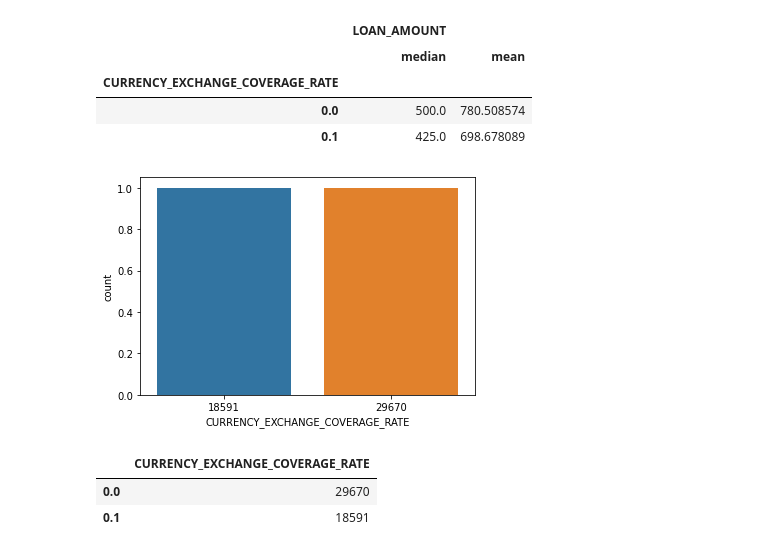
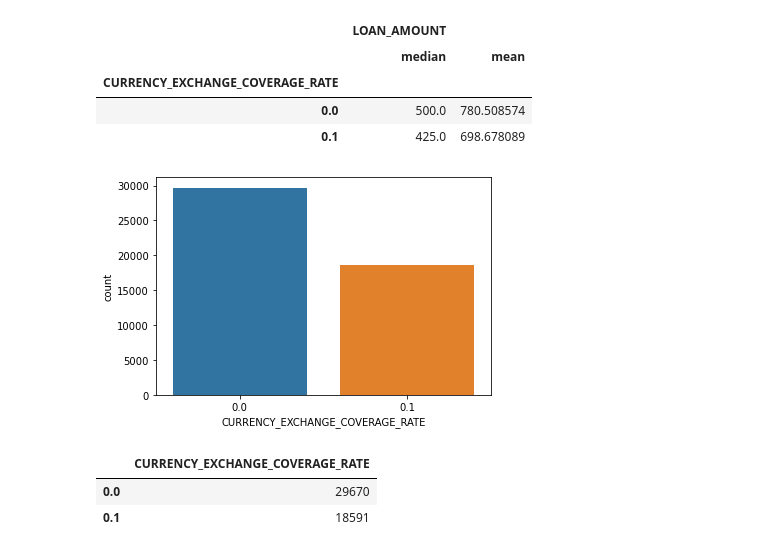
Before and after one commit to Shohei-Kinoshita/prob-space-kiva-competition, a Jupyter notebook: src/EDA.ipynb, the cells around one changed output. Saved outputs shown, nothing was run; the diff lists cells and outputs as text; code cells hidden in the pictures.

```diff
--- a/src/EDA.ipynb
+++ b/src/EDA.ipynb
@@ -502,10 +514,10 @@ df_train.groupby(COL_CURRENCY_EXCHANGE_COVERAGE_RATE).agg({COL_LOAN_AMOUNT: ['me
 | 0.0 | 500.0 | 780.508574 |
 | 0.1 | 425.0 | 698.678089 |
 # %%
-sns.countplot(df_test[COL_CURRENCY_EXCHANGE_COVERAGE_RATE].value_counts())
+sns.countplot(df_test[COL_CURRENCY_EXCHANGE_COVERAGE_RATE])
 plt.show()
 # %% [output]
-[figure, old version]
+[figure, new version]
 # %%
 pd.DataFrame(df_test[COL_CURRENCY_EXCHANGE_COVERAGE_RATE].value_counts())
 # %% [output]
```
Also changed, not shown: parts of 6 cells of this notebook.
